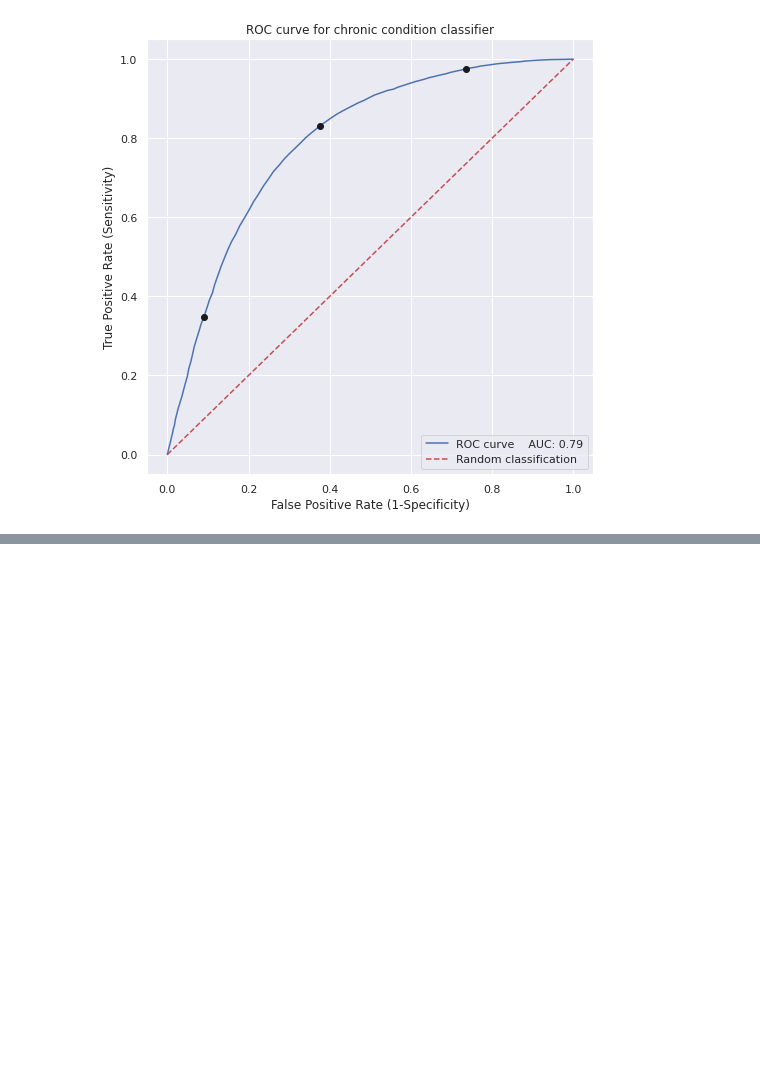
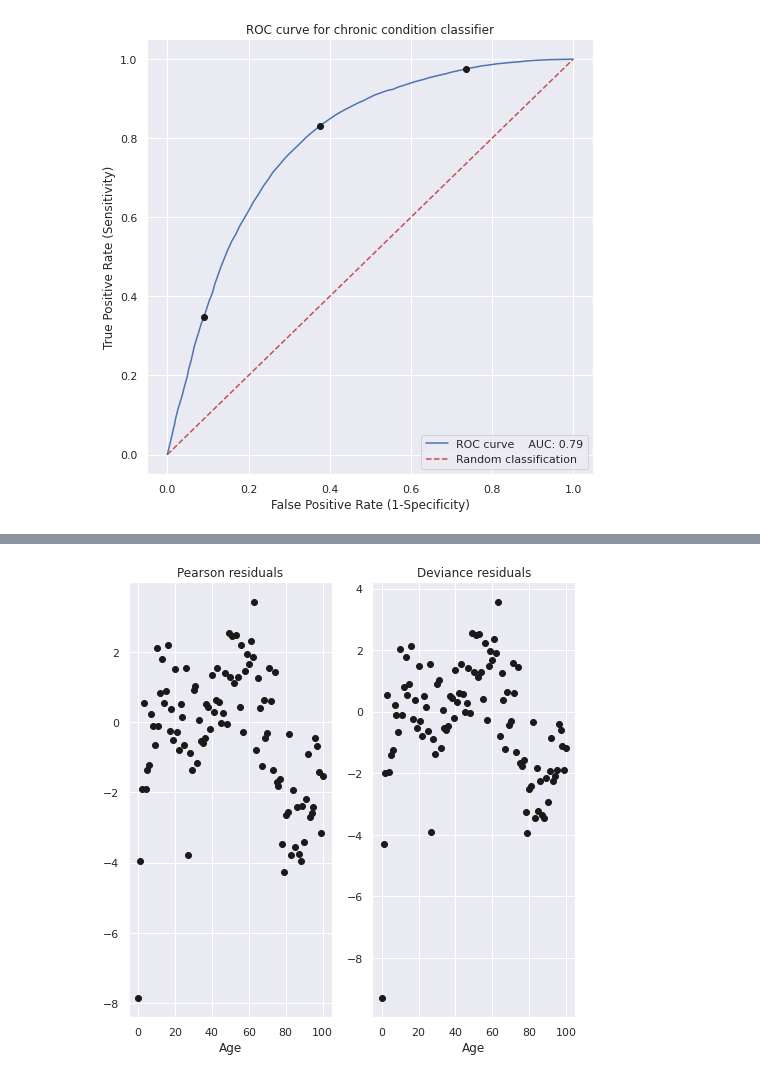
Before and after one commit to pajacobson/regression, a Jupyter notebook: notebooks/chronic.ipynb, the cells around one changed output, grey strips where cells are left out. Saved outputs shown, nothing was run; the diff lists cells and outputs as text; code cells hidden in the pictures; blank space fills up the shorter version.

```diff
--- a/py-notebooks/chronic.ipynb
+++ b/notebooks/chronic.ipynb
@@ -302,0 +364,7 @@ plt.savefig("chronic_roc.png")
+# %%
+null_odds = np.exp( cohorts_null_fit.params["Bias"] )
+pi_null = null_odds / (1 + null_odds)
+pi_null
+cohorts["Null deviance"] = (2*( cohorts["Successes"]*np.log( cohorts["Percentage"]/pi_null ) +
+                               cohorts["Failures"]*np.log( (1 - cohorts["Percentage"] )/(1 - pi_null) ) ))
+cohorts
@@ -302,0 +389,4 @@ plt.savefig("chronic_roc.png")
+# %%
+cohorts_model = sm.GLM( cohorts[["Successes","Failures"]], cohorts[["Bias","Age"]], family=sm.families.Binomial())
+cohorts_fit = cohorts_model.fit()
+print(cohorts_fit.summary())
@@ -302,0 +411,5 @@ plt.savefig("chronic_roc.png")
+# %%
+cohorts["Probability"] = cohorts_fit.predict()
+cohorts["Deviance"] = (2*( cohorts["Successes"]*np.log( cohorts["Percentage"]/cohorts["Probability"] ) +
+                cohorts["Failures"]*np.log( (1 - cohorts["Percentage"] )/(1 - cohorts["Probability"]) ) ))
+cohorts
@@ -302,0 +463,5 @@ plt.savefig("chronic_roc.png")
+# %%
+cohort_residuals = pd.DataFrame( {"Age" : cohorts["Age"],
+                                  "Pearson" : cohorts_fit.resid_pearson,
+                                  "Deviance" : cohorts_fit.resid_deviance} )
+cohort_residuals
@@ -302,0 +482,12 @@ plt.savefig("chronic_roc.png")
+# %%
+fig, (ax1, ax2) = plt.subplots(1, 2)
+
+ax1.plot( cohort_residuals["Age"], cohort_residuals["Pearson"],'ok')
+ax1.set_title("Pearson residuals")
+ax1.set_xlabel("Age")
+ax2.plot( cohort_residuals["Age"], cohort_residuals["Deviance"],'ok')
+ax2.set_title("Deviance residuals")
+ax2.set_xlabel("Age")
+plt.savefig("cohort_residuals.png")
+# %% [output]
+[figure, added]
```
Also changed, not shown: parts of 18 cells of this notebook, 44 other files.
